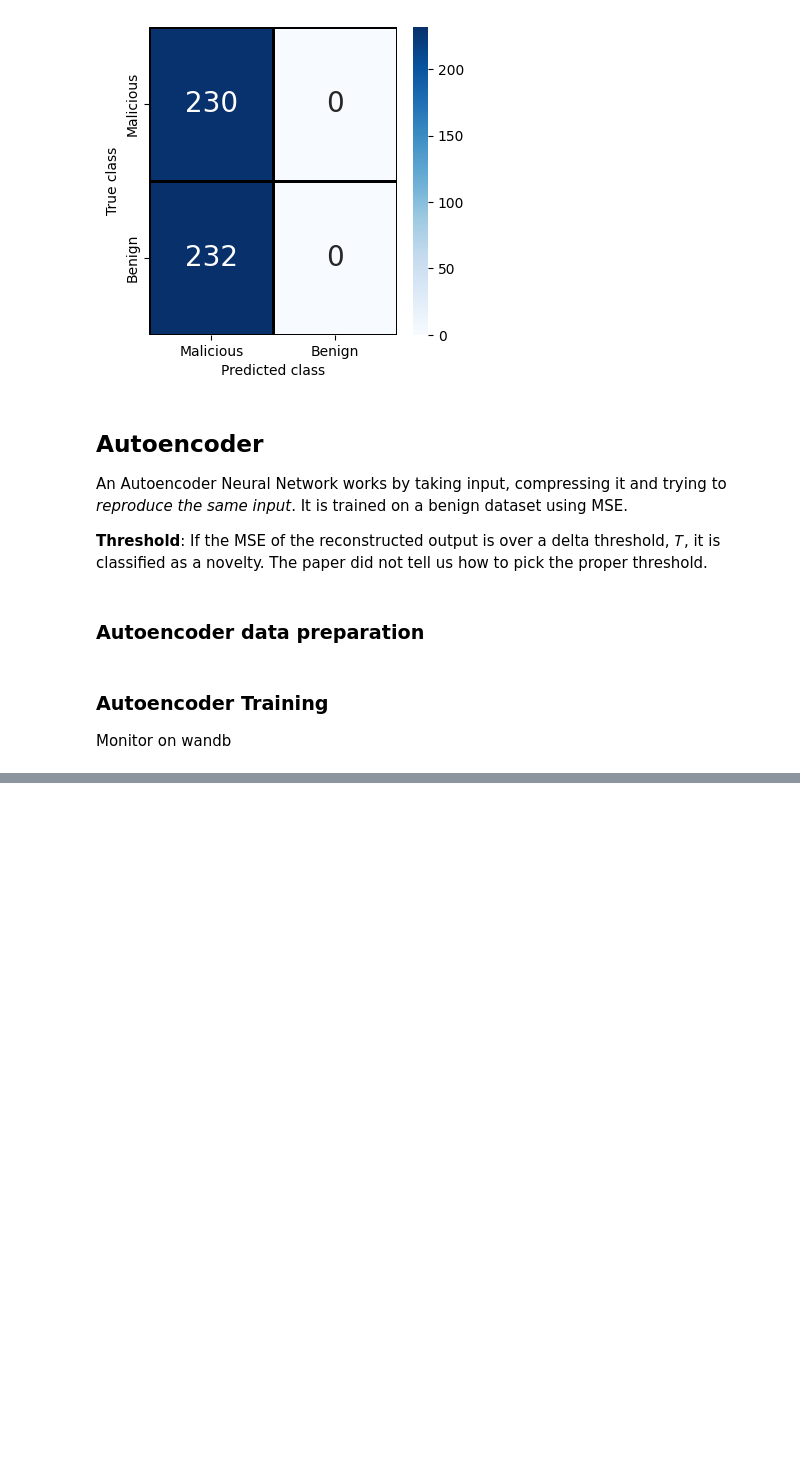
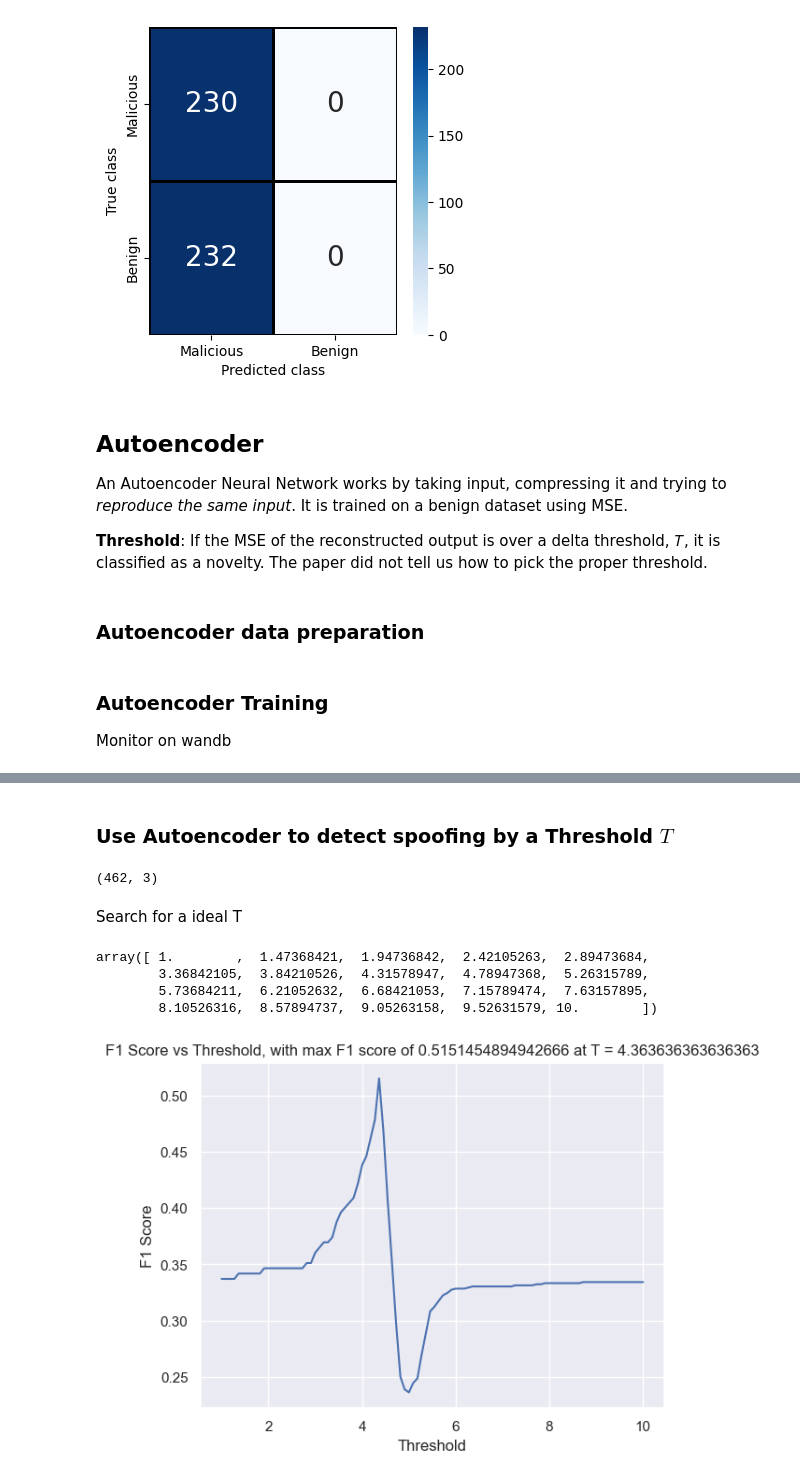
Before and after one commit to gitkeniwo/gps-spoofing-detection, a Jupyter notebook: notebooks/whelan.ipynb, the cells around one changed output, grey strips where cells are left out. Saved outputs shown, nothing was run; the diff lists cells and outputs as text; code cells hidden in the pictures; blank space fills up the shorter version.

Commit message:
update autoencoder threshold

```diff
--- a/notebooks/whelan.ipynb
+++ b/notebooks/whelan.ipynb
@@ -463,0 +478,54 @@ op = torch.optim.Adam(autoencoder_model.parameters(), lr=LEARNING_RATE)
+# %% [markdown]
+### Use Autoencoder to detect spoofing by a Threshold $T$
+# %%
+label_ae = spoofed_for_test.label.apply(lambda x: 1 if x == 0 else -1)
+spoofed_for_test['label_ocsvm'] = label_ae
+spoofed_ae = spoofed_for_test[['pca-one', 'pca-two', 'pca-three']].values
+# %%
+autoencoder_trainer.model.eval()
+y_pred = autoencoder_trainer.model(torch.tensor(spoofed_ae, dtype=torch.float32)).detach().numpy()
+y_pred.shape
+# %% [output]
+(462, 3)
+# %% [markdown]
+Search for a ideal T
+# %%
+np.linspace(1, 10, 50)
+# %% [output]
+array([ 1.        ,  1.47368421,  1.94736842,  2.42105263,  2.89473684,
+        3.36842105,  3.84210526,  4.31578947,  4.78947368,  5.26315789,
+        5.73684211,  6.21052632,  6.68421053,  7.15789474,  7.63157895,
+        8.10526316,  8.57894737,  9.05263158,  9.52631579, 10.        ])
+# %%
+from sklearn.metrics import mean_squared_error
+from models.autoencoder import predict_spoofed
+from sklearn import metrics
+from matplotlib import pyplot as plt
+
+f1_list = []
+cf_matrix_list = []
+T_range = np.linspace(1, 10, 100)
+max_f1 = 0
+
+for T in T_range:
+    spoofed_pred = predict_spoofed(y_pred, spoofed_ae, T)
+    y_true = spoofed_for_test.label_ocsvm
+
+    metrics.confusion_matrix(y_true, spoofed_pred)
+    cf_matrix_list.append(
+        metrics.confusion_matrix(y_true, spoofed_pred)
+        )
+
+    _, _, f1_score_ae, _ = score(y_true, spoofed_pred, average='macro', zero_division=1)
+
+    max_f1 = max(max_f1, f1_score_ae)
+    f1_list.append(f1_score_ae)
+
+sns.set_theme(context='notebook', style='darkgrid')
+plt.plot(T_range, f1_list)
+plt.xlabel('Threshold')
+plt.ylabel('F1 Score')
+plt.title(f'F1 Score vs Threshold, with max F1 score of {max_f1} at T = {T_range[np.argmax(f1_list)]}')
+plt.savefig(f'../outputs/img/autoencoder_f1_vs_threshold_T_{T_range[np.argmax(f1_list)]}.png')
+# %% [output]
+[figure, added]
```
Also changed, not shown: parts of 5 cells of this notebook, 6 other files.
